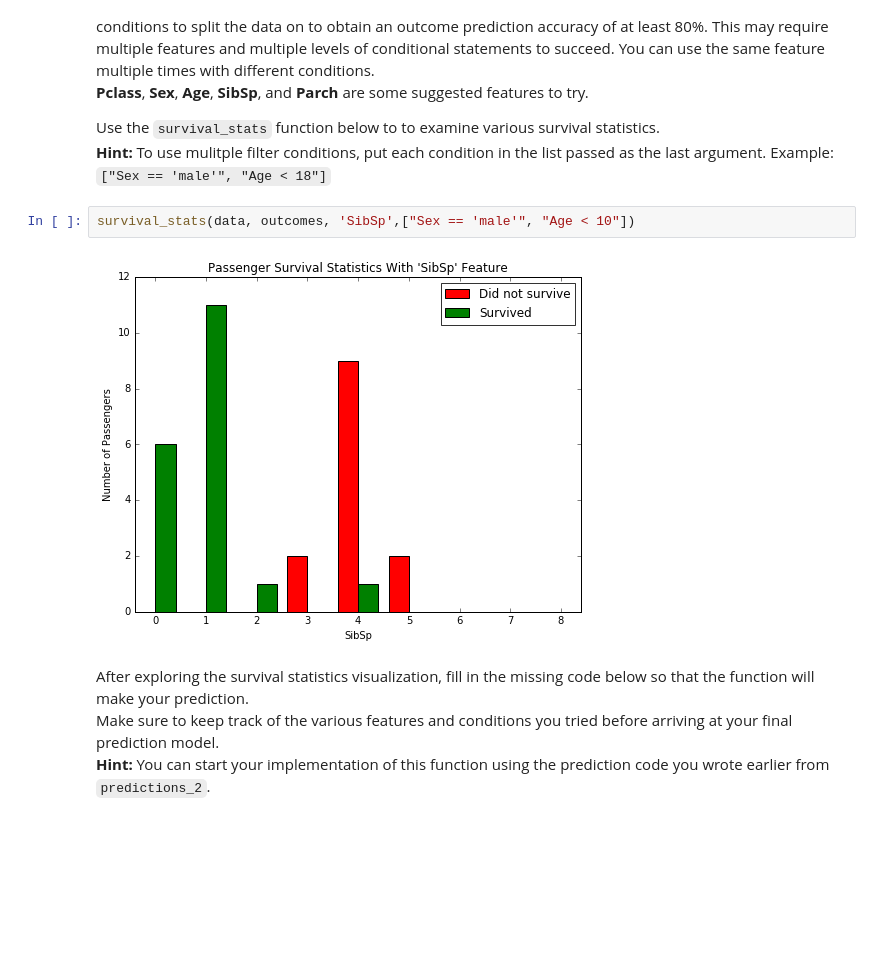
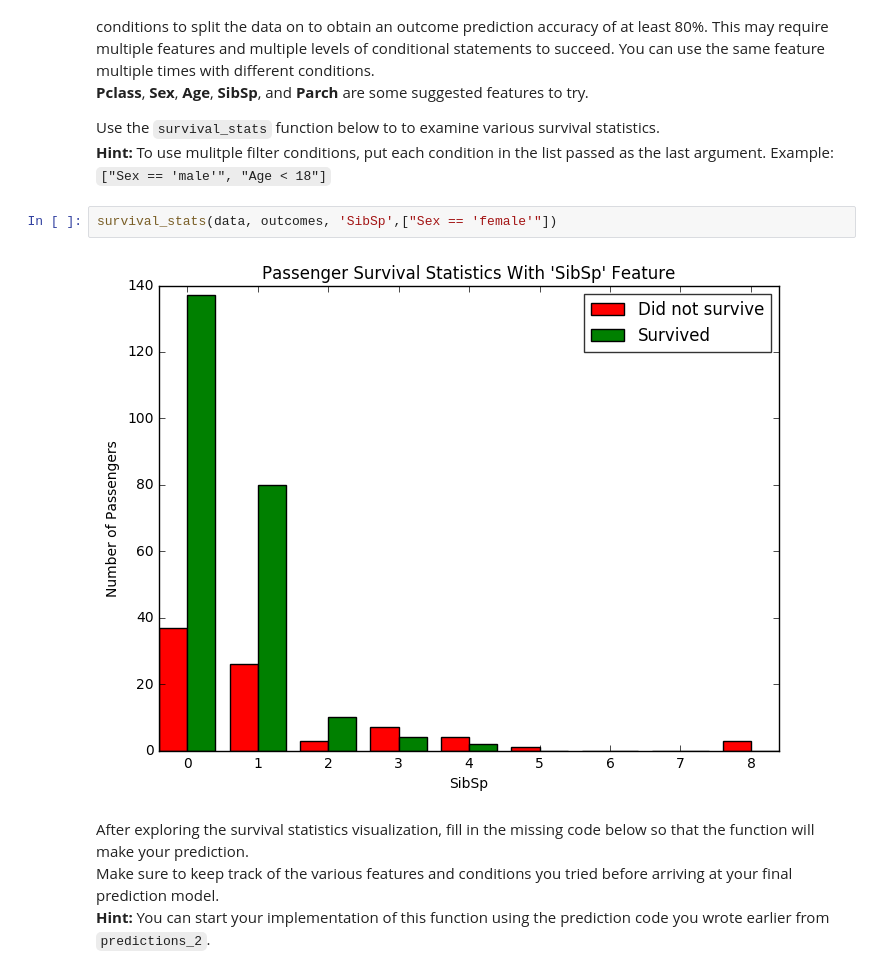
Before and after one commit to cathyhellokitty1227/Udacity_Projects, a Jupyter notebook: Titanic/Titanic_Survival_Exploration.ipynb, the cells around one changed output. Saved outputs shown, nothing was run; the diff lists cells and outputs as text; blank space fills up the shorter version.

```diff
--- a/Titanic/Titanic_Survival_Exploration.ipynb
+++ b/Titanic/Titanic_Survival_Exploration.ipynb
@@ -211,9 +211,9 @@ Adding the feature **Age** as a condition in conjunction with **Sex** improves t
 Use the `survival_stats` function below to to examine various survival statistics.
 **Hint:** To use mulitple filter conditions, put each condition in the list passed as the last argument. Example: `["Sex == 'male'", "Age < 18"]`
 # %%
-survival_stats(data, outcomes, 'SibSp',["Sex == 'male'", "Age < 10"])
+survival_stats(data, outcomes, 'SibSp',["Sex == 'female'"])
 # %% [output]
-[figure, old version]
+[figure, new version]
 # %% [markdown]
 After exploring the survival statistics visualization, fill in the missing code below so that the function will make your prediction.
 Make sure to keep track of the various features and conditions you tried before arriving at your final prediction model.
```
Also changed, not shown: parts of 11 cells of this notebook, 1 other file.
